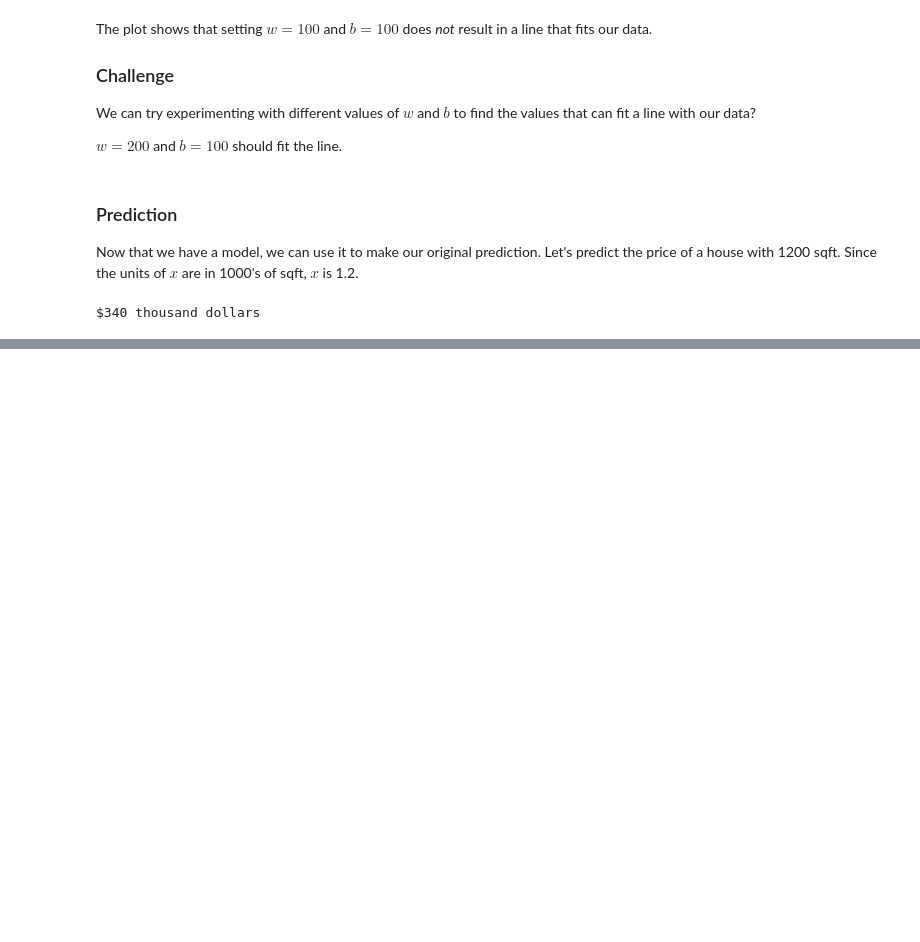
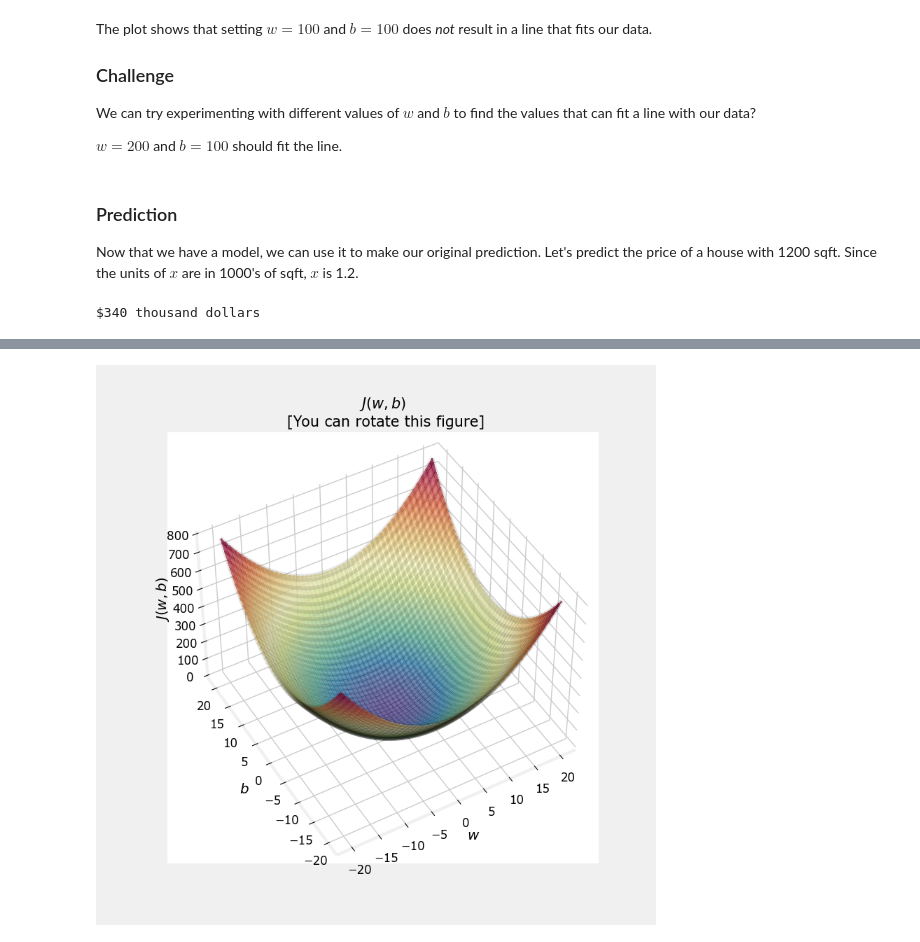
Before and after one commit to HaririAli/machine-learning-lab, a Jupyter notebook: linear-regression-lab.ipynb, the cells around one changed output, grey strips where cells are left out. Cells and saved outputs as stored; diff of their text form; code cells hidden in the pictures; blank space fills up the shorter version.

```diff
--- a/linear-regression-lab.ipynb
+++ b/linear-regression-lab.ipynb
@@ -189,0 +298,4 @@ In this lab we learned:
+# %%
+soup_bowl()
+# %% [output]
+[figure, added]
```
Also changed, not shown: parts of 17 cells of this notebook, 3 other files.
